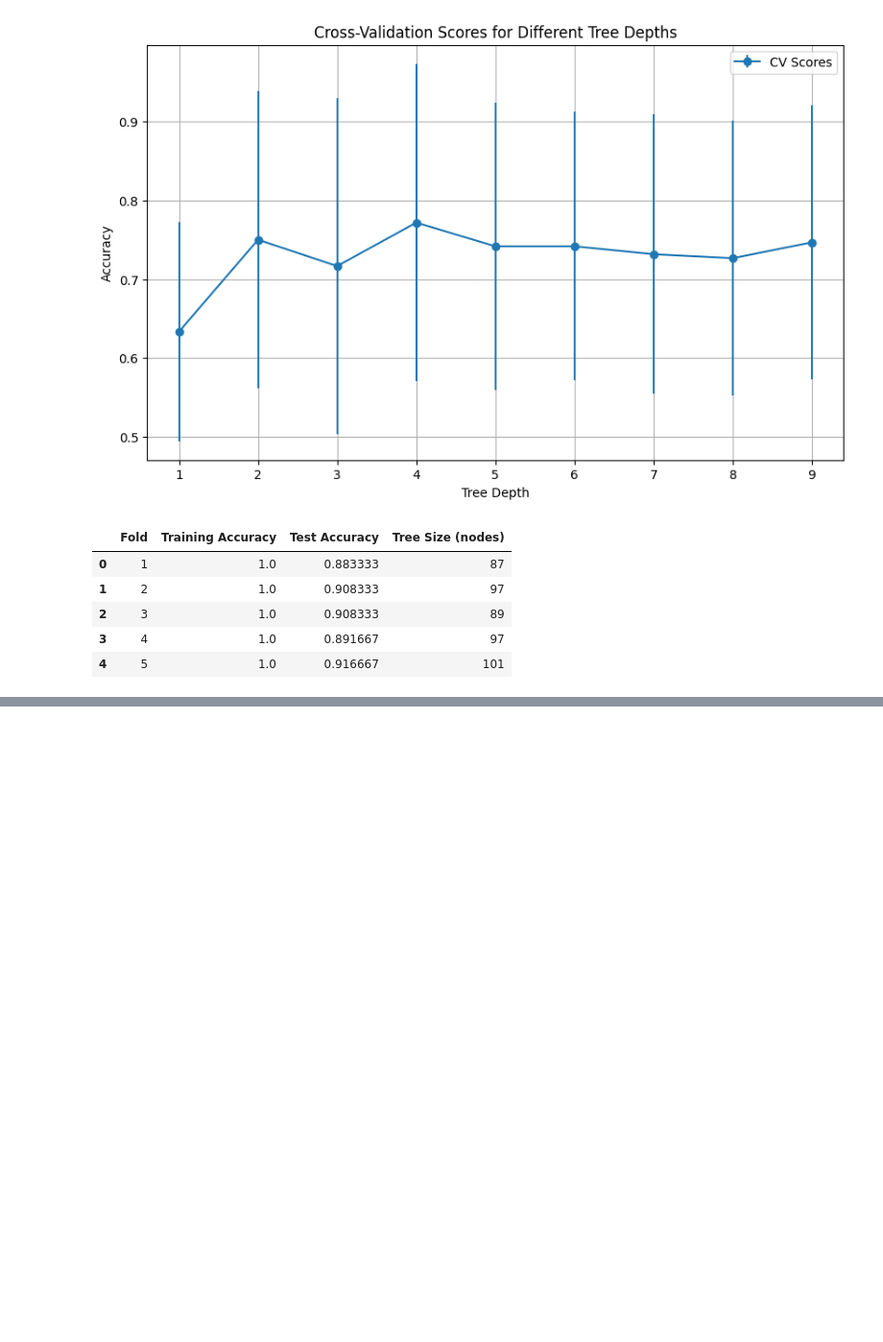
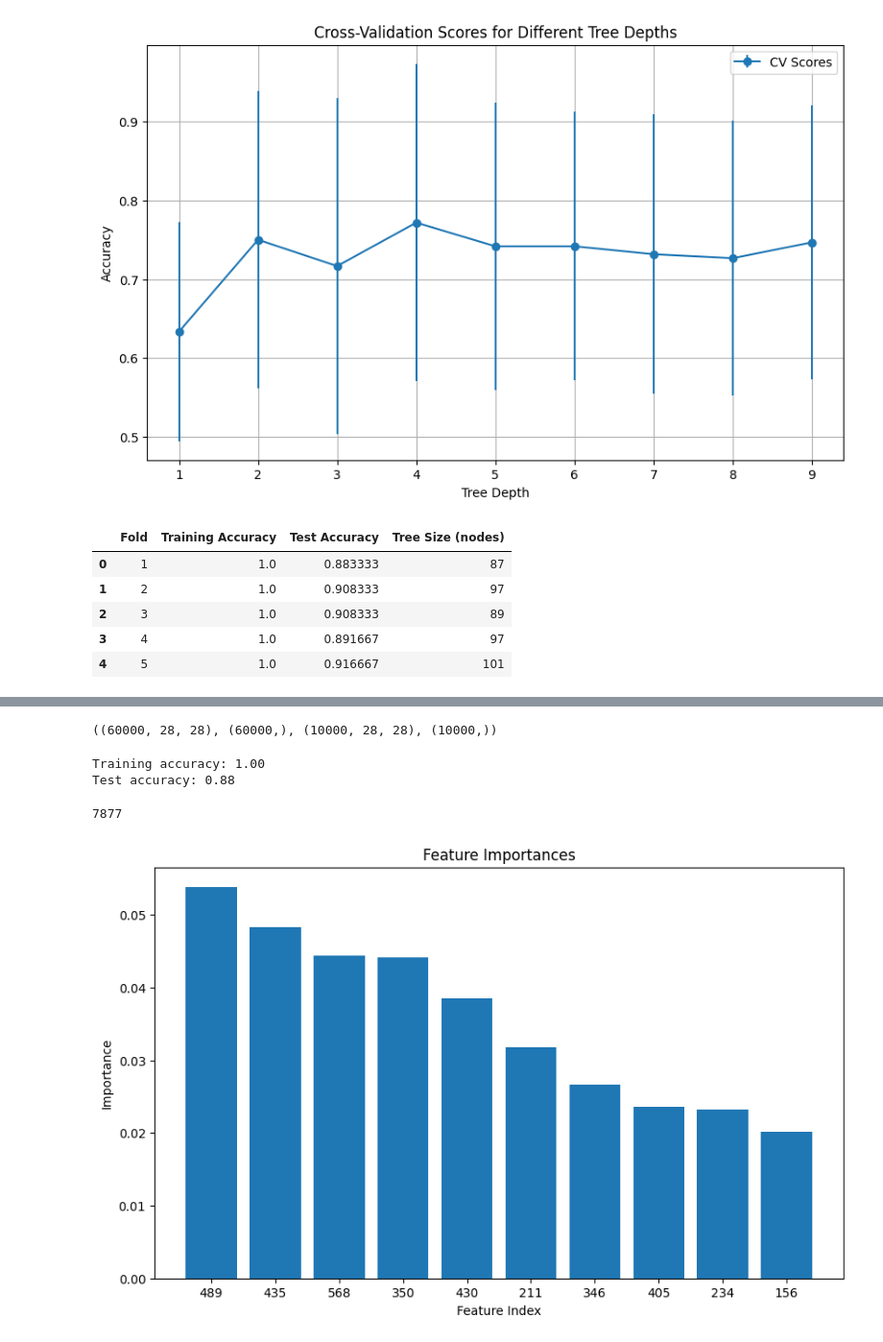
Before and after one commit to FabianBB/Machine-Learning, a Jupyter notebook: Tree-based-models/Tree-based-methods.ipynb, the cells around one changed output, grey strips where cells are left out. Shown at 96% size. Drawn from its saved outputs; the diff is of its cells as text; code cells hidden in the pictures; blank space fills up the shorter version.

```diff
--- a/Tree-based-models/Tree-based-methods.ipynb
+++ b/Tree-based-models/Tree-based-methods.ipynb
@@ -408,0 +508,4 @@ results_df
+# %%
+from keras.datasets import mnist
+
+(X_train, y_train), (X_test, y_test) = mnist.load_data()
@@ -408,0 +515,43 @@ results_df
+# %%
+X_train.shape, y_train.shape, X_test.shape, y_test.shape
+# %% [output]
+((60000, 28, 28), (60000,), (10000, 28, 28), (10000,))
+# %%
+# fit a decision tree
+
+# reshape data to 1D
+X_train = X_train.reshape(-1, 28 * 28)
+X_test = X_test.reshape(-1, 28 * 28)
+
+tree = DecisionTreeClassifier(random_state=0)
+tree.fit(X_train, y_train)
+
+# accuracy
+train_accuracy = tree.score(X_train, y_train)
+test_accuracy = tree.score(X_test, y_test)
+
+print(f"Training accuracy: {train_accuracy:.2f}")
+print(f"Test accuracy: {test_accuracy:.2f}")
+# %% [output]
+Training accuracy: 1.00
+Test accuracy: 0.88
+# %%
+# tree size
+tree.tree_.node_count
+# %% [output]
+7877
+# %%
+# most important features
+importances = tree.feature_importances_
+indices = np.argsort(importances)[::-1]
+
+# Plot the feature importances
+plt.figure(figsize=(10, 6))
+plt.bar(range(10), importances[indices[:10]], align="center")
+plt.xticks(range(10), indices[:10])
+plt.title("Feature Importances")
+plt.xlabel("Feature Index")
+plt.ylabel("Importance")
+plt.show()
+# %% [output]
+[figure, added]
```
Also changed, not shown: parts of 30 cells of this notebook.
